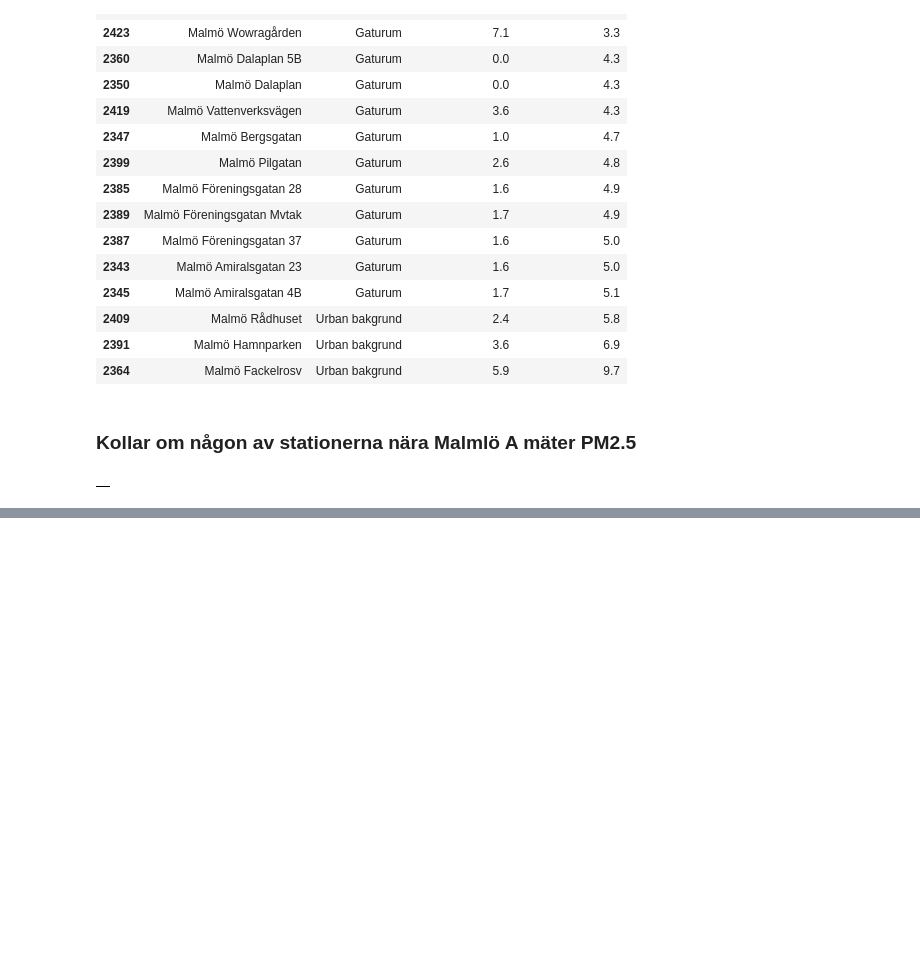
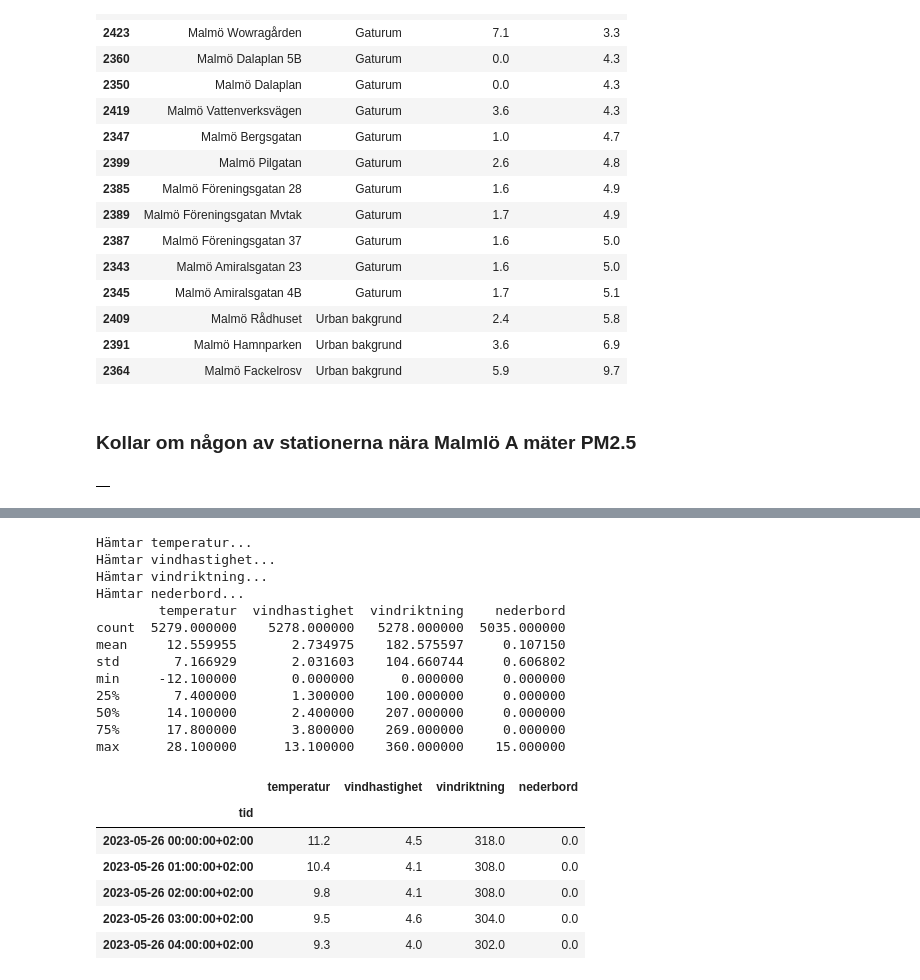
Before and after one commit to EliWei/sandbox_airquality, a Jupyter notebook: luftkvalitet_malmo.ipynb, the cells around one changed output, grey strips where cells are left out. Drawn from its saved outputs; the diff is of its cells as text; code cells hidden in the pictures; blank space fills up the shorter version.

```diff
--- a/luftkvalitet_malmo.ipynb
+++ b/luftkvalitet_malmo.ipynb
@@ -562,0 +604,58 @@ pd.DataFrame(rader)
+# %%
+import io
+
+def hamta_vader_arkiv(parameter, station_id=52350):
+    """Hämtar kvalitetskontrollerad arkivdata från SMHI för en parameter."""
+    url = f"{SMHI}/parameter/{parameter}/station/{station_id}/period/corrected-archive/data.csv"
+    text = requests.get(url, timeout=120).text
+
+    # Hoppa över beskrivningen överst, tabellen börjar på raden som startar med "Datum"
+    rader = text.splitlines()
+    startrad = next(i for i, rad in enumerate(rader) if rad.startswith("Datum"))
+    df = pd.read_csv(io.StringIO("\n".join(rader[startrad:])), sep=";", usecols=[0, 1, 2, 3])
+    df.columns = ["datum", "tid_utc", "varde", "kvalitet"]
+
+    df["tid"] = pd.to_datetime(df["datum"] + " " + df["tid_utc"], utc=True).dt.tz_convert("Europe/Stockholm")
+    return df.set_index("tid")[["varde", "kvalitet"]]
+
+parametrar = {
+    "temperatur": 1,
+    "vindhastighet": 4,
+    "vindriktning": 3,
+    "nederbord": 7,
+}
+
+vader_delar = {}
+for namn, nummer in parametrar.items():
+    print(f"Hämtar {namn}...", flush=True)
+    try:
+        data = hamta_vader_arkiv(nummer)
+        vader_delar[namn] = data.loc["2023-05-26":"2023-12-31", "varde"]
+    except Exception as e:
+        print(f"  Fel för {namn}: {e}")
+
+vader_2023 = pd.DataFrame(vader_delar)
+vader_2023.to_csv("vader_malmo_a_2023.csv")
+print(vader_2023.describe())
+vader_2023.head()
+# %% [output]
+Hämtar temperatur...
+Hämtar vindhastighet...
+Hämtar vindriktning...
+Hämtar nederbord...
+        temperatur  vindhastighet  vindriktning    nederbord
+count  5279.000000    5278.000000   5278.000000  5035.000000
+mean     12.559955       2.734975    182.575597     0.107150
+std       7.166929       2.031603    104.660744     0.606802
+min     -12.100000       0.000000      0.000000     0.000000
+25%       7.400000       1.300000    100.000000     0.000000
+50%      14.100000       2.400000    207.000000     0.000000
+75%      17.800000       3.800000    269.000000     0.000000
+max      28.100000      13.100000    360.000000    15.000000
+|  | temperatur | vindhastighet | vindriktning | nederbord |
+| tid |  |  |  |  |
+| 2023-05-26 00:00:00+02:00 | 11.2 | 4.5 | 318.0 | 0.0 |
+| 2023-05-26 01:00:00+02:00 | 10.4 | 4.1 | 308.0 | 0.0 |
+| 2023-05-26 02:00:00+02:00 | 9.8 | 4.1 | 308.0 | 0.0 |
+| 2023-05-26 03:00:00+02:00 | 9.5 | 4.6 | 304.0 | 0.0 |
+| 2023-05-26 04:00:00+02:00 | 9.3 | 4.0 | 302.0 | 0.0 |
```
Also changed, not shown: parts of 10 cells of this notebook, 6 other files.
